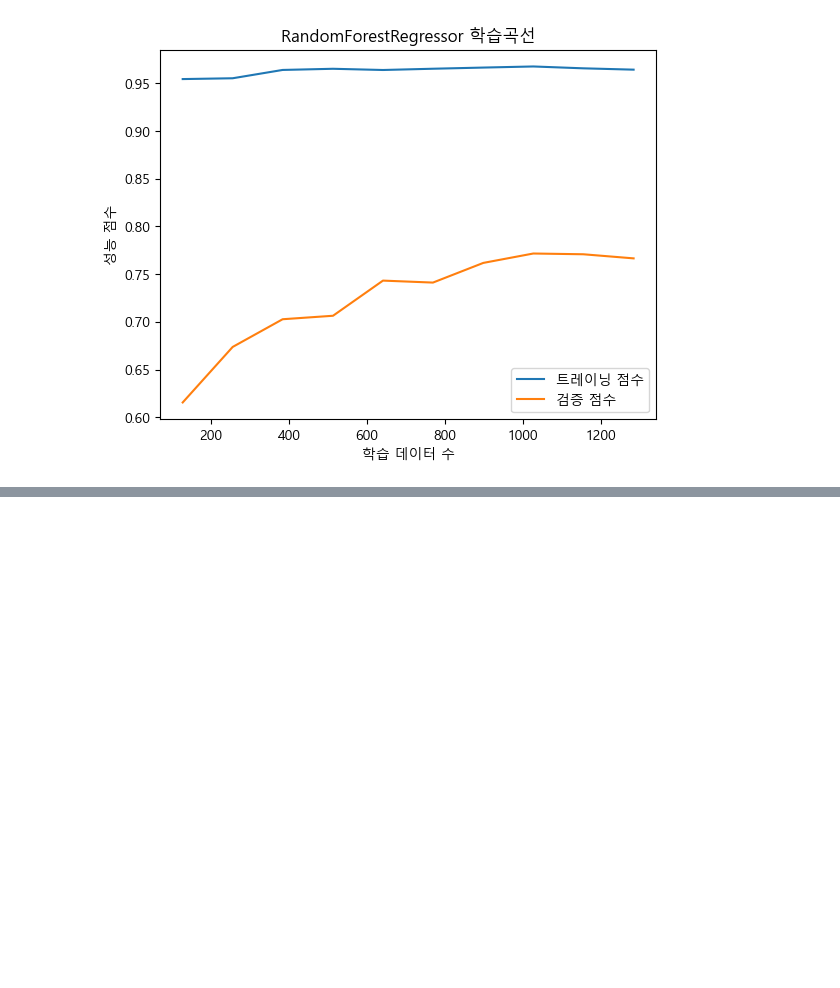
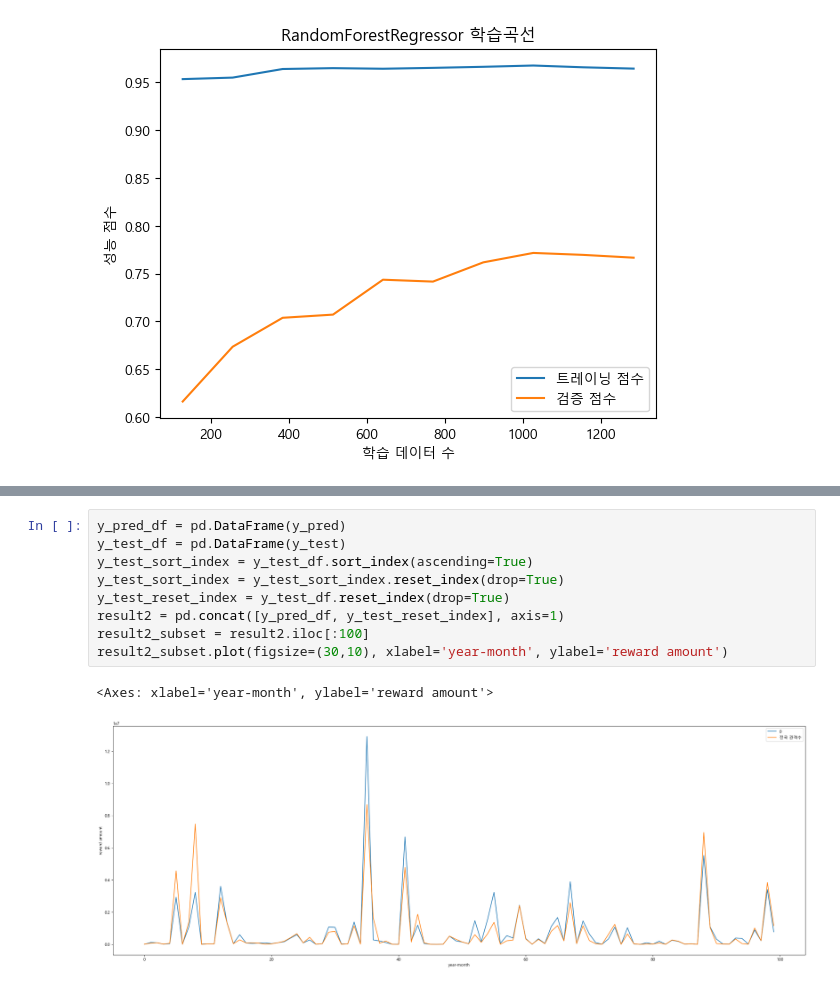
Before and after one commit to Dacon-ai-RunningFive/Dacon-AI, a Jupyter notebook: movie/notebooks/modeling/modeling.ipynb, the cells around one changed output, grey strips where cells are left out. Cells and saved outputs as stored; diff of their text form; blank space fills up the shorter version.

```diff
--- a/movie/notebooks/modeling/modeling.ipynb
+++ b/movie/notebooks/modeling/modeling.ipynb
@@ -688,0 +696,12 @@ plot_learning_curve(stack, X_train, y_train)
+# %%
+y_pred_df = pd.DataFrame(y_pred)
+y_test_df = pd.DataFrame(y_test)
+y_test_sort_index = y_test_df.sort_index(ascending=True)
+y_test_sort_index = y_test_sort_index.reset_index(drop=True)
+y_test_reset_index = y_test_df.reset_index(drop=True)
+result2 = pd.concat([y_pred_df, y_test_reset_index], axis=1)
+result2_subset = result2.iloc[:100]
+result2_subset.plot(figsize=(30,10), xlabel='year-month', ylabel='reward amount')
+# %% [output]
+<Axes: xlabel='year-month', ylabel='reward amount'>
+[figure, added]
```
Also changed, not shown: parts of 17 cells of this notebook.
